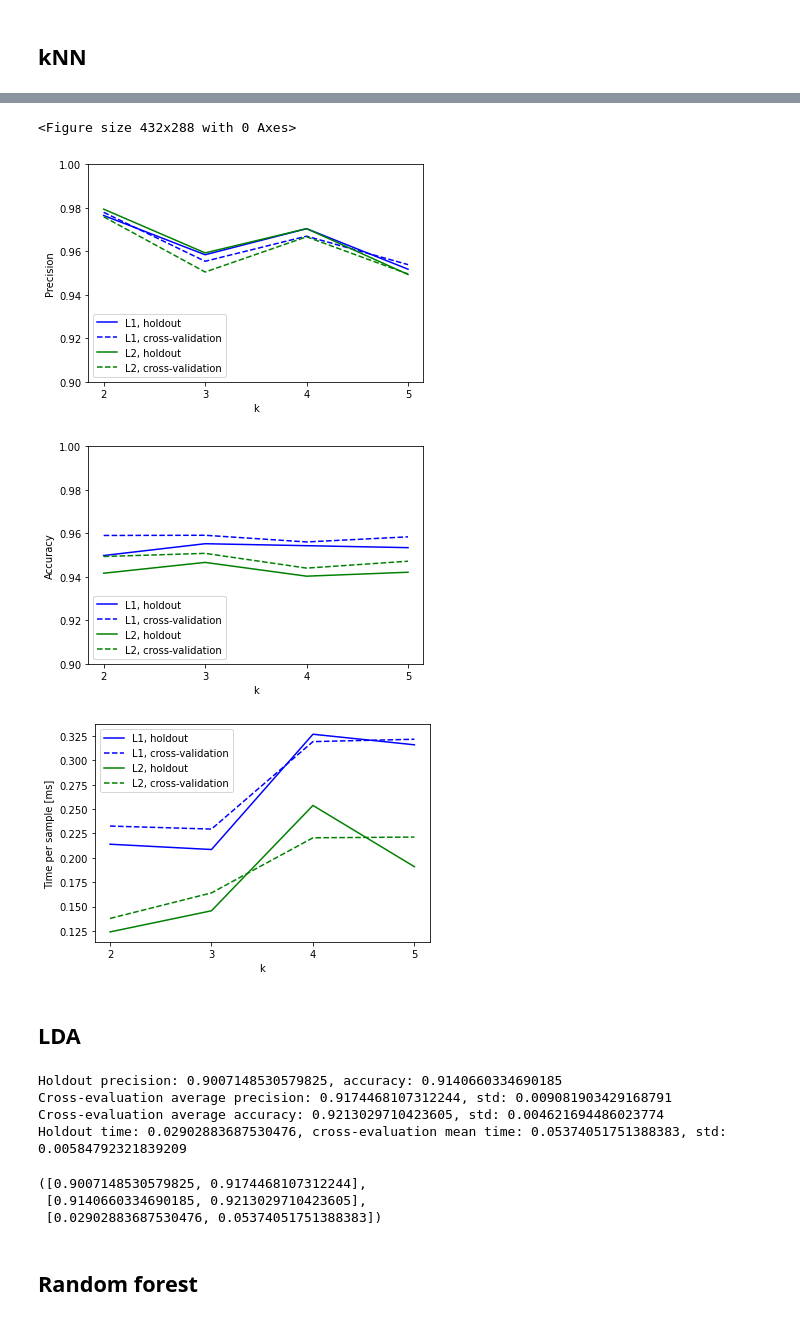
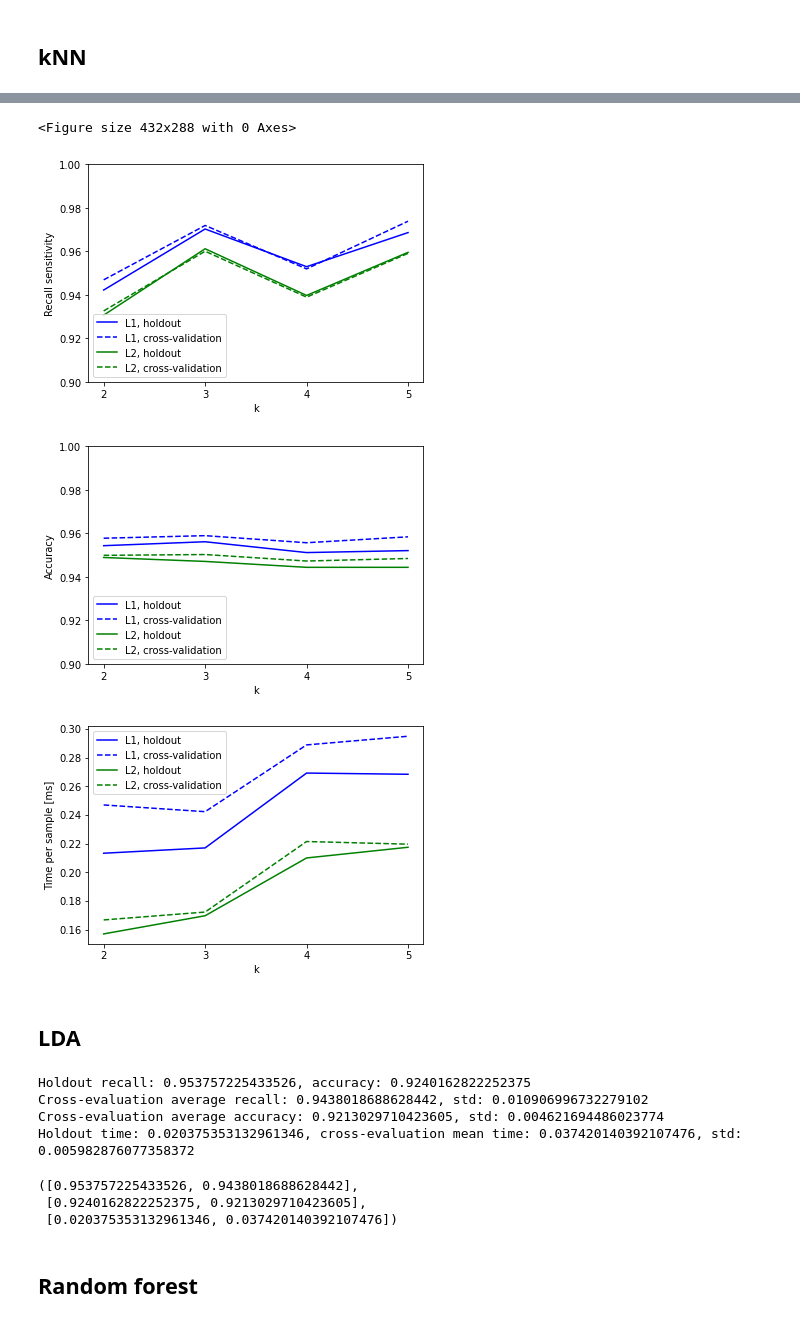
Before and after one commit to Erik-Lundell/MachineLearning1, a Jupyter notebook: phishing-with-skl.ipynb, the cells around one changed output, grey strips where cells are left out. Drawn from its saved outputs; the diff is of its cells as text; code cells hidden in the pictures.

```diff
--- a/phishing-with-skl.ipynb
+++ b/phishing-with-skl.ipynb
@@ -81,8 +80,8 @@ def evaluateModelFromDataset(model, X_train, Y_train, X_test, Y_test):
 
     report = skl.metrics.classification_report(Y_test,Y_pred, output_dict=True)
 
-    #Reports precision of phishing links, total accuracy and the time delta fitting and classifying took per test sample (ms)
-    return report['1.0']['precision'], report['accuracy'], delta
+    #Reports recall of phishing links, total accuracy and the time delta fitting and classifying took per test sample (ms)
+    return report['1.0']['recall'], report['accuracy'], delta
 
 def evaluateModel(model, do_print = True):
 
@@ -90,7 +89,7 @@ def evaluateModel(model, do_print = True):
     holdout_rep = evaluateModelFromDataset(model, hX_train, hY_train.flatten(), hX_test, hY_test)
 
     #Test cross-evaluation
-    report_precision = []
+    report_recall = []
     report_accuracy  = []
     report_time = []
     for train_index, test_index in cross_validator10.split(X,Y):
@@ -100,22 +99,22 @@ def evaluateModel(model, do_print = True):
         Y_test  = Y[test_index]
 
         rep = evaluateModelFromDataset(model, X_train, Y_train.flatten(), X_test, Y_test)
-        report_precision.append(rep[0])
+        report_recall.append(rep[0])
         report_accuracy.append(rep[1])
         report_time.append(rep[2])
 
     if(do_print):
-        print(f"Holdout precision: {holdout_rep[0]}, accuracy: {holdout_rep[1]}")
-        print(f"Cross-evaluation average precision: {np.mean(report_precision)}, std: {np.std(report_precision)}")
+        print(f"Holdout recall: {holdout_rep[0]}, accuracy: {holdout_rep[1]}")
+        print(f"Cross-evaluation average recall: {np.mean(report_recall)}, std: {np.std(report_recall)}")
         print(f"Cross-evaluation average accuracy: {np.mean(report_accuracy)}, std: {np.std(report_accuracy)}")
         print(f"Holdout time: {holdout_rep[2]}, cross-evaluation mean time: {np.mean(report_time)}, std: {np.std(report_time)}")
-    return [holdout_rep[0], np.mean(report_precision)], [holdout_rep[1], np.mean(report_accuracy)], [holdout_rep[2], np.mean(report_time)]
+    return [holdout_rep[0], np.mean(report_recall)], [holdout_rep[1], np.mean(report_accuracy)], [holdout_rep[2], np.mean(report_time)]
 # %% [markdown]
 ## kNN
 # %%
 # perform kNN for different norms and k's
 
-precisions = []
+recalls = []
 accuracies = []
 times = []
 ks = range(2,6)
@@ -129,7 +128,7 @@ for k in ks:
     print(f"-- k={k}, L2 --")
     repL2 = evaluateModel(kNN_L2)
 
-    precisions.append(repL1[0] + repL2[0])
+    recalls.append(repL1[0] + repL2[0])
     accuracies.append(repL1[1] + repL2[1])
     times.append(repL1[2] + repL2[2])
 
@@ -156,7 +155,7 @@ Holdout time: 0.19086318445227254, cross-evaluation mean time: 0.221251408804660
 # %%
 # plot kNN-findings
 
-precisionsT = np.transpose(precisions)
+recallsT = np.transpose(recalls)
 accuraciesT = np.transpose(accuracies)
 timesT = np.transpose(times)
 
@@ -168,8 +167,8 @@ plt.figure(0)
 ax = plt.figure().gca()
 ax.xaxis.get_major_locator().set_params(integer=True)
 
-for i in range(len(precisionsT)):
-    plt.plot(ks, precisionsT[i],colorScheme[i])
+for i in range(len(recallsT)):
+    plt.plot(ks, recallsT[i],colorScheme[i])
 
 plt.xlabel('k')
 plt.ylabel('Recall sensitivity')
@@ -177,39 +176,39 @@ plt.legend(legends, loc = "lower left")
 
 plt.ylim([0.9,1])
 
-plt.savefig("ex1-plots/phishing/kNNprecision.png")
+plt.savefig("ex1-plots/phishing/kNNrecall.png")
 
 plt.figure(1)
 ax = plt.figure().gca()
 ax.xaxis.get_major_locator().set_params(integer=True)
 
 for i in range(len(accuraciesT)):
     plt.plot(ks, accuraciesT[i],colorScheme[i])
 
 plt.xlabel('k')
 plt.ylabel('Accuracy')
 plt.legend(legends, loc = "lower left")
 plt.ylim([0.9,1])
 
 plt.savefig("ex1-plots/phishing/kNNaccuracy")
 
 plt.figure(2)
 ax = plt.figure().gca()
 ax.xaxis.get_major_locator().set_params(integer=True)
 
 for i in range(len(timesT)):
     plt.plot(ks, timesT[i],colorScheme[i])
 
 plt.xlabel('k')
 plt.ylabel('Time per sample [ms]')
 plt.legend(legends, loc = "upper left")
 
 plt.savefig("ex1-plots/phishing/kNNtime")
 # %% [output]
 <Figure size 432x288 with 0 Axes>
-[figure, old version]
+[figure, new version]
-[figure, old version]
+[figure, new version]
-[figure, old version]
+[figure, new version]
 # %% [markdown]
 ## LDA
 # %%
@@ -217,13 +216,13 @@ plt.savefig("ex1-plots/phishing/kNNtime")
 lda = LinearDiscriminantAnalysis(solver='eigen')
 evaluateModel(lda)
 # %% [output]
-Holdout precision: 0.9007148530579825, accuracy: 0.9140660334690185
-Cross-evaluation average precision: 0.9174468107312244, std: 0.009081903429168791
+Holdout recall: 0.953757225433526, accuracy: 0.9240162822252375
+Cross-evaluation average recall: 0.9438018688628442, std: 0.010906996732279102
 Cross-evaluation average accuracy: 0.9213029710423605, std: 0.004621694486023774
-Holdout time: 0.02902883687530476, cross-evaluation mean time: 0.05374051751388383, std: 0.00584792321839209
+Holdout time: 0.020375353132961346, cross-evaluation mean time: 0.037420140392107476, std: 0.005982876077358372
-([0.9007148530579825, 0.9174468107312244],
- [0.9140660334690185, 0.9213029710423605],
- [0.02902883687530476, 0.05374051751388383])
+([0.953757225433526, 0.9438018688628442],
+ [0.9240162822252375, 0.9213029710423605],
+ [0.020375353132961346, 0.037420140392107476])
 # %%
 # plot LDA
 # %% [markdown]
```
Also changed, not shown: parts of 5 cells of this notebook, 15 other files.
